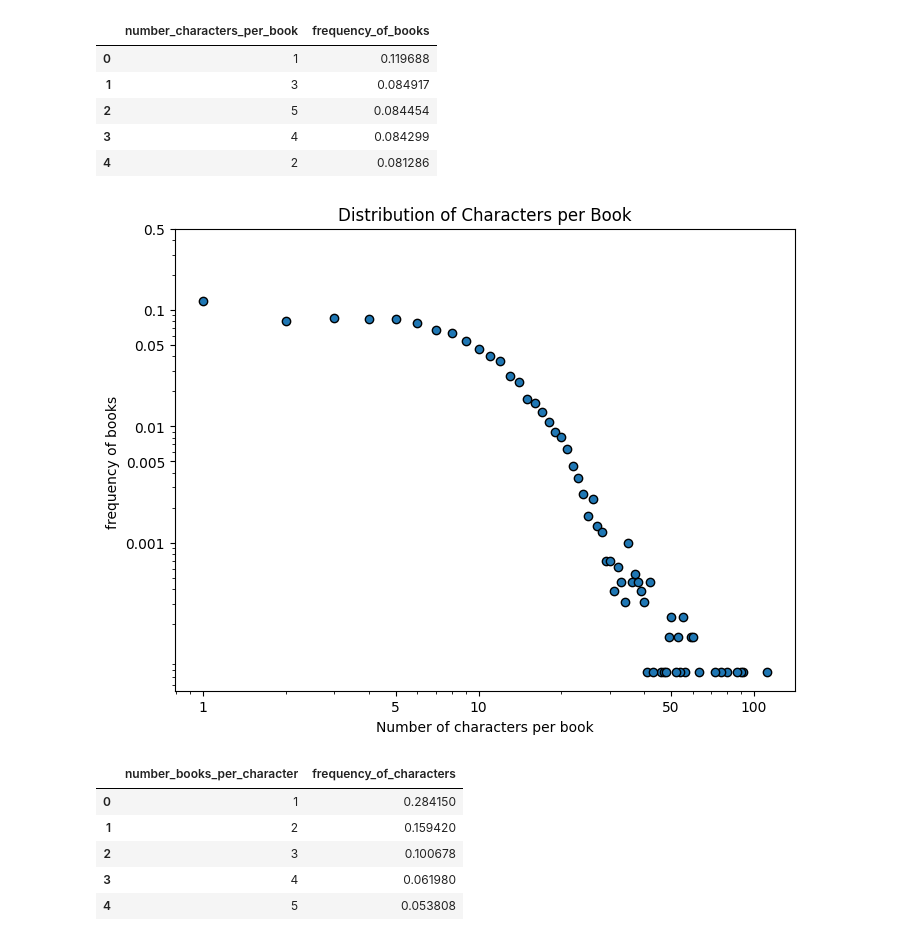
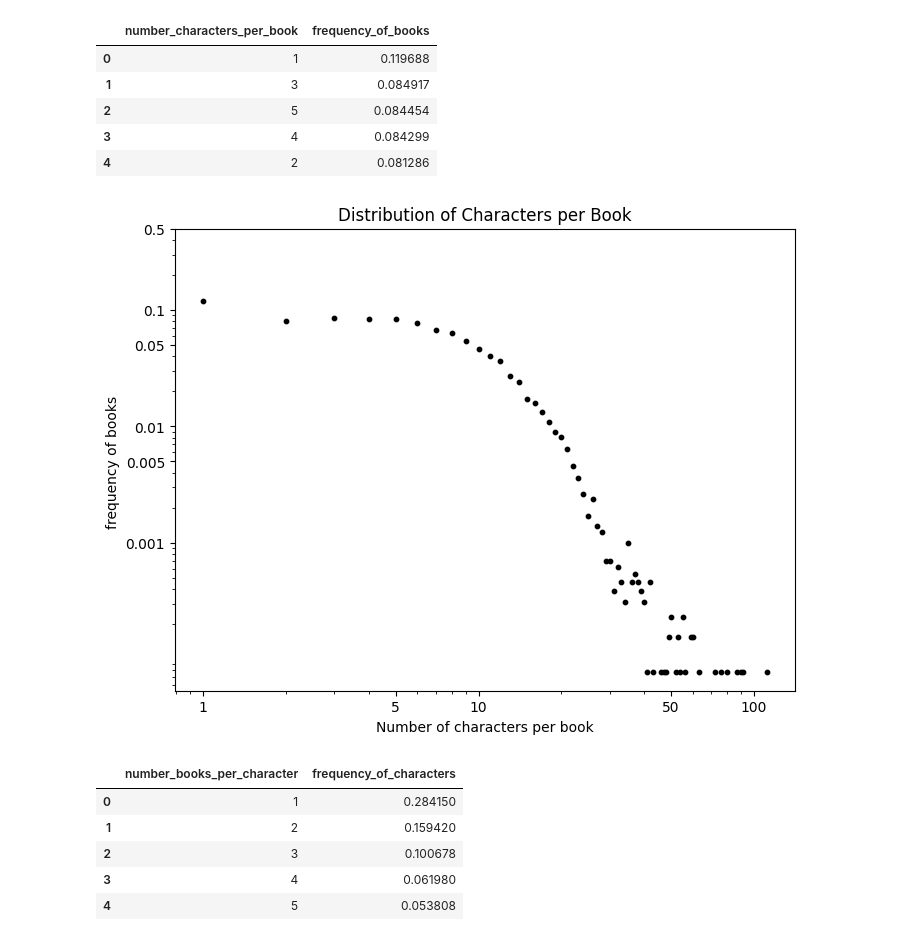
Before and after one commit to alejomaar/Network-Science-for-Data-Analytics, a Jupyter notebook: mini_project/notebook.ipynb, the cells around one changed output. Saved outputs shown, nothing was run; the diff lists cells and outputs as text; code cells hidden in the pictures.

Commit message:
feat: update plot style

```diff
--- a/mini_project/notebook.ipynb
+++ b/mini_project/notebook.ipynb
@@ -183,27 +190,27 @@ freq_characters_by_book.head()
 # %%
 import matplotlib.pyplot as plt
 
 
 # Create the scatter plot
 plt.figure(figsize=[8, 6])
-plt.scatter(freq_characters_by_book['number_characters_per_book'], freq_characters_by_book['frequency_of_books'], edgecolor='black')
+plt.scatter(freq_characters_by_book['number_characters_per_book'], freq_characters_by_book['frequency_of_books'], edgecolor=None, c='black',s=10)
 plt.xlabel('Number of characters per book')
 plt.ylabel('frequency of books ')
 # Applying log scale
 plt.xscale('log')
 plt.yscale('log')
 
 # Set specific tick marks
 x_ticks = [1, 5, 10, 50, 100]
 y_ticks = [0.001, 0.005, 0.01, 0.05, 0.1,0.5]
 plt.xticks(x_ticks, labels=x_ticks)
 plt.yticks(y_ticks, labels=y_ticks)
 
 plt.title('Distribution of Characters per Book')
 #plt.grid(True, linestyle='--', alpha=0.7)
 plt.show()
 # %% [output]
-[figure, old version]
+[figure, new version]
 # %%
 freq_characters_by_character = edges_df.groupby('character').count().value_counts(normalize = True).reset_index()
 freq_characters_by_character.columns = ['number_books_per_character','frequency_of_characters']
```
Also changed, not shown: parts of 3 cells of this notebook.
